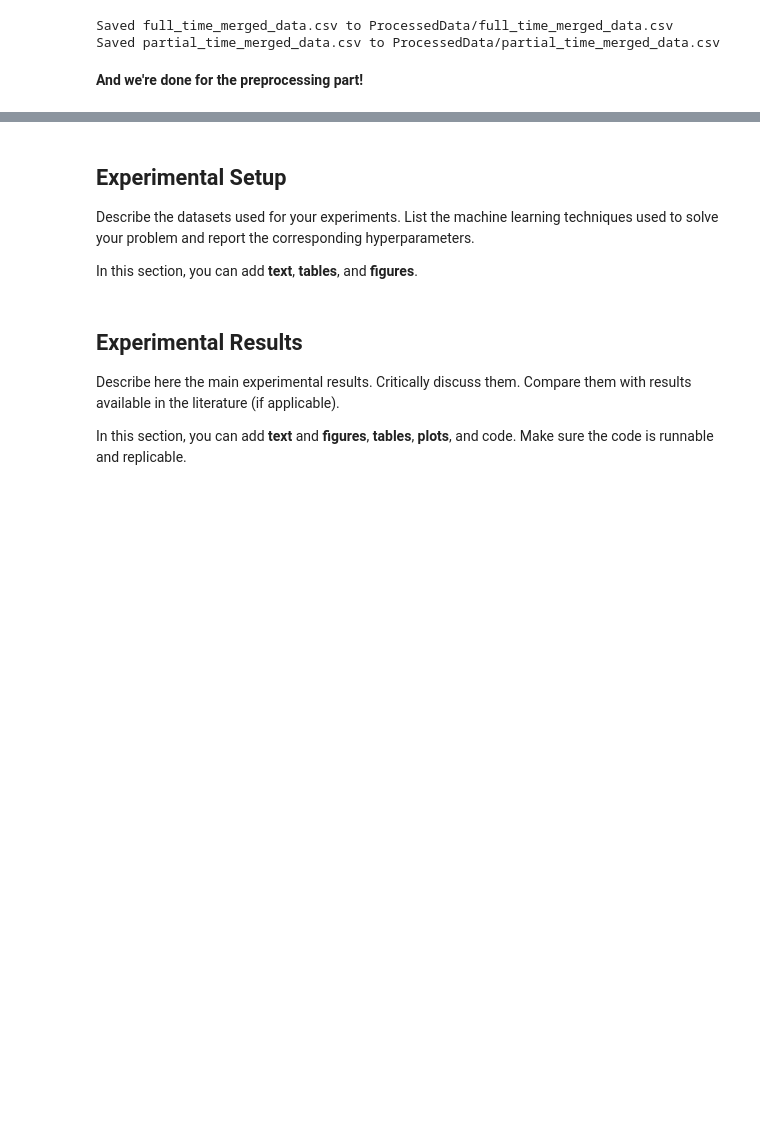
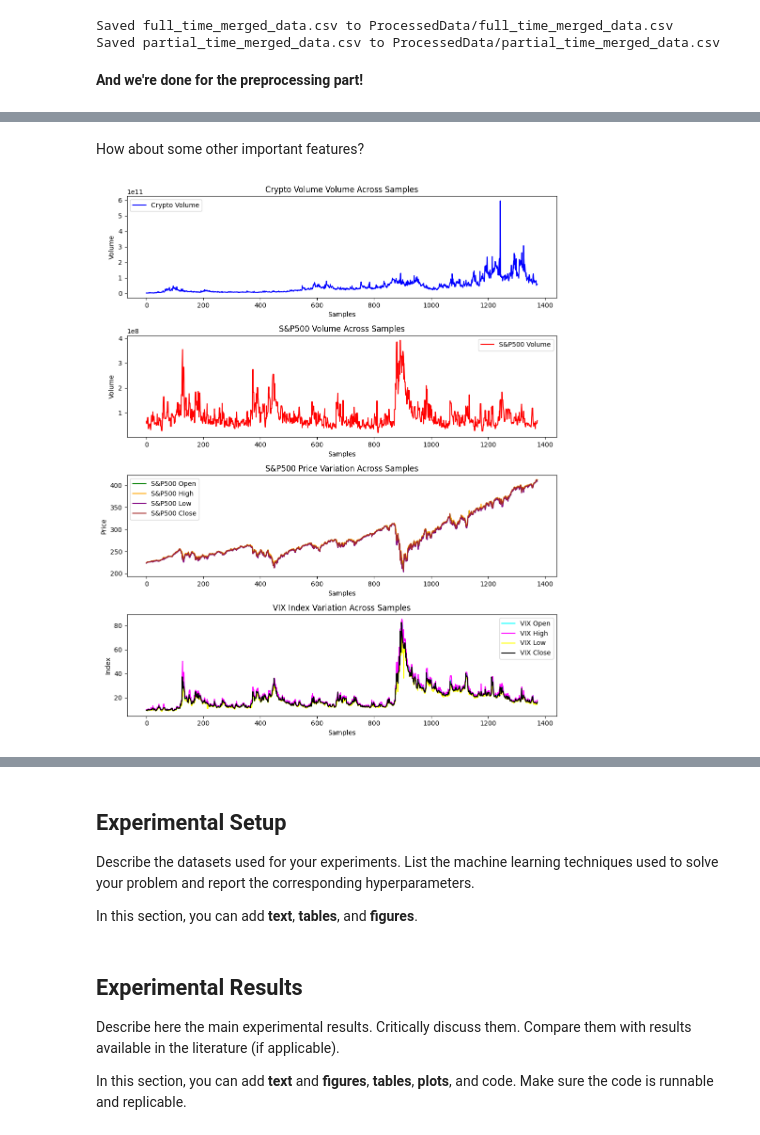
Before and after one commit to KhalilGarali/Crypto-MarketCap-Forecast-Based-On-SP500, a Jupyter notebook: main.ipynb, the cells around one changed output, grey strips where cells are left out. Saved outputs shown, nothing was run; the diff lists cells and outputs as text; code cells hidden in the pictures; blank space fills up the shorter version.

```diff
--- a/main.ipynb
+++ b/main.ipynb
@@ -404,0 +474,44 @@ Saved partial_time_merged_data.csv to ProcessedData/partial_time_merged_data.csv
+# %% [markdown]
+How about some other important features?
+# %%
+# Create a figure with 3 subplots
+fig, axes = plt.subplots(4, 1, figsize=(10, 12))  # 3 rows, 1 column
+
+# First plot: Crypto Volume Volume
+axes[0].plot(df.index, df['Crypto_Volume'], label='Crypto Volume', color='blue')
+axes[0].set_title('Crypto Volume Volume Across Samples')
+axes[0].set_xlabel('Samples')
+axes[0].set_ylabel('Volume')
+axes[0].legend()
+
+# Second plot: S&P500 Volume
+axes[1].plot(df.index, df['S&P500_Volume'], label='S&P500 Volume', color='red')
+axes[1].set_title('S&P500 Volume Across Samples')
+axes[1].set_xlabel('Samples')
+axes[1].set_ylabel('Volume')
+axes[1].legend()
+
+# Third plot: S&P500 Prices
+axes[2].plot(df.index, df['S&P500_Open'], label='S&P500 Open', color='green')
+axes[2].plot(df.index, df['S&P500_High'], label='S&P500 High', color='orange')
+axes[2].plot(df.index, df['S&P500_Low'], label='S&P500 Low', color='purple')
+axes[2].plot(df.index, df['S&P500_Close'], label='S&P500 Close', color='brown')
+axes[2].set_title('S&P500 Price Variation Across Samples')
+axes[2].set_xlabel('Samples')
+axes[2].set_ylabel('Price')
+axes[2].legend()
+
+# Fourth plot: VIX Prices
+axes[3].plot(df.index, df['VIX_Open'], label='VIX Open', color='cyan')
+axes[3].plot(df.index, df['VIX_High'], label='VIX High', color='magenta')
+axes[3].plot(df.index, df['VIX_Low'], label='VIX Low', color='yellow')
+axes[3].plot(df.index, df['VIX_Close'], label='VIX Close', color='black')
+axes[3].set_title('VIX Index Variation Across Samples')
+axes[3].set_xlabel('Samples')
+axes[3].set_ylabel('Index')
+axes[3].legend()
+
+plt.tight_layout()
+plt.show()
+# %% [output]
+[figure, added]
```
Also changed, not shown: parts of 9 cells of this notebook.
